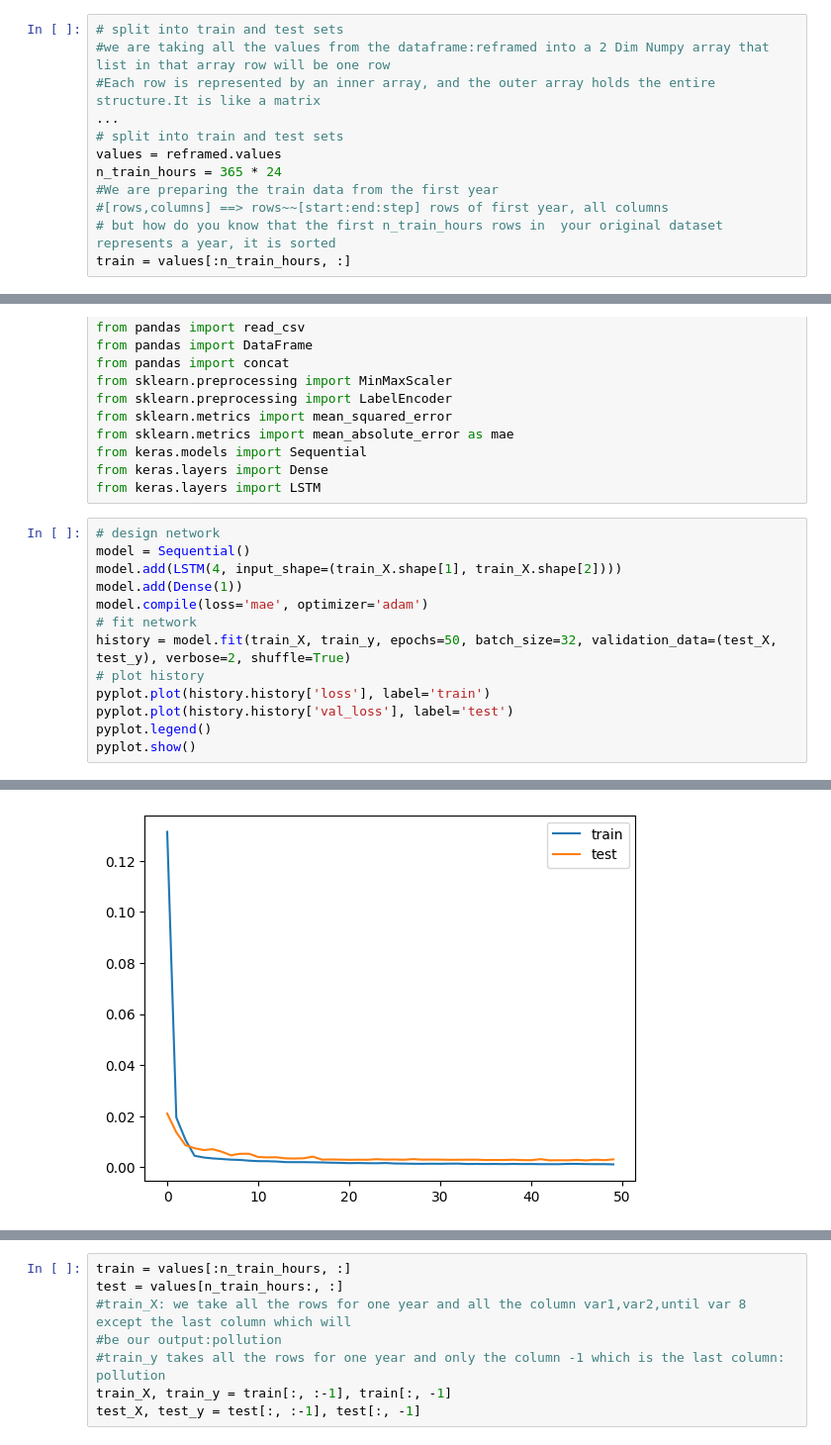
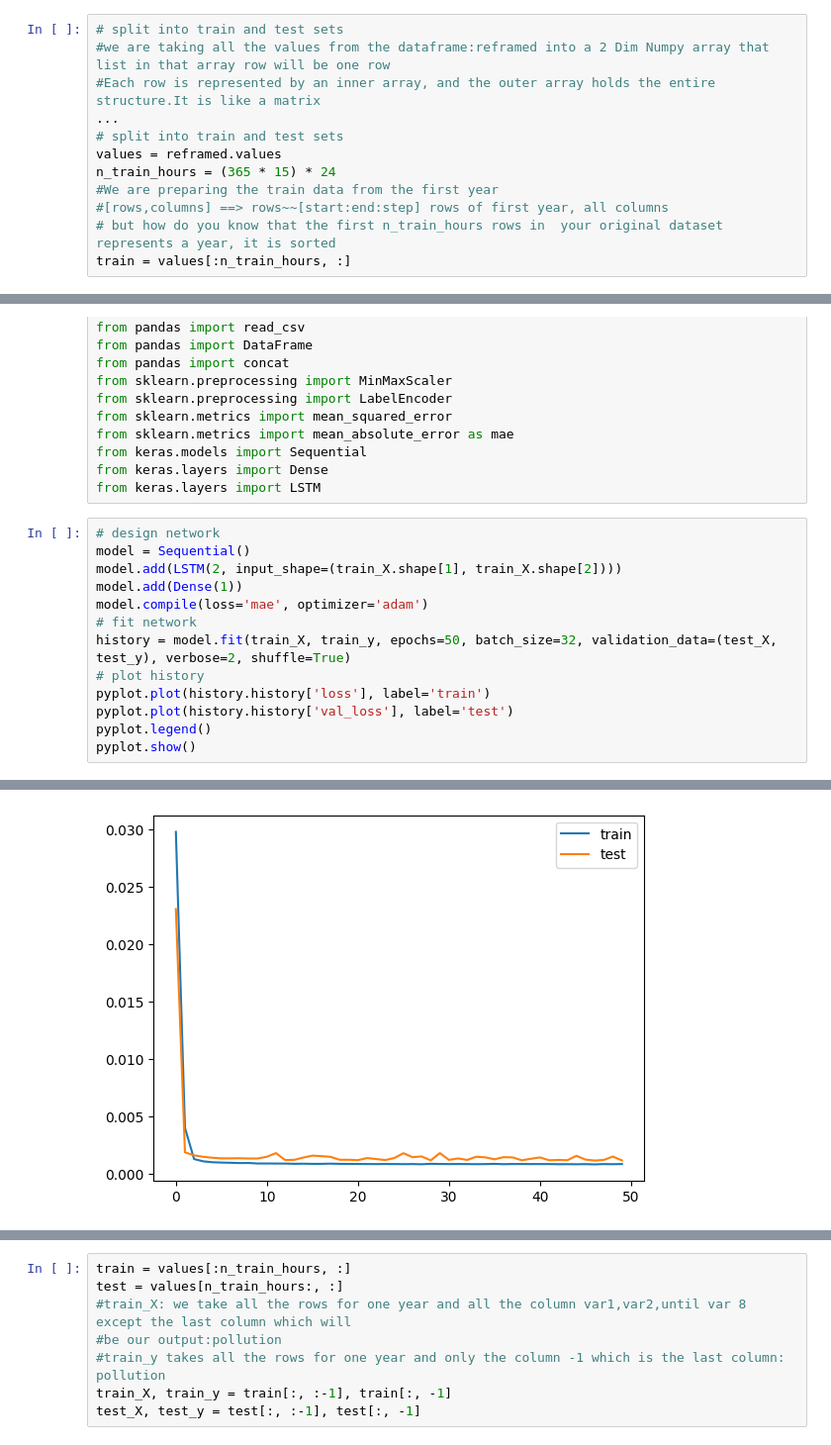
Before and after one commit to Dr-Isam-ALJAWARNEH/ds-project-lstm-forecasting, a Jupyter notebook: code/Project01_LSTM.ipynb, the cells around one changed output, grey strips where cells are left out. Shown at 99% size. Cells and saved outputs as stored; diff of their text form.

```diff
--- a/code/Project01_LSTM.ipynb
+++ b/code/Project01_LSTM.ipynb
@@ -618,7 +618,7 @@ print(reframed.head())
 ...
 # split into train and test sets
 values = reframed.values
-n_train_hours = 365 * 24
+n_train_hours = (365 * 15) * 24
 #We are preparing the train data from the first year
 #[rows,columns] ==> rows~~[start:end:step] rows of first year, all columns
 # but how do you know that the first n_train_hours rows in  your original dataset represents a year, it is sorted
@@ -685,7 +693,7 @@ from keras.layers import LSTM
 # %%
 # design network
 model = Sequential()
-model.add(LSTM(4, input_shape=(train_X.shape[1], train_X.shape[2])))
+model.add(LSTM(2, input_shape=(train_X.shape[1], train_X.shape[2])))
 model.add(Dense(1))
 model.compile(loss='mae', optimizer='adam')
 # fit network
@@ -716,4 +724,4 @@ Epoch 50/50
-[figure, old version]
+[figure, new version]
 # %%
 # make a prediction
 #making predictions (yhat) using the trained model (model) on the test data (test_X).
```
Also changed, not shown: parts of 56 cells of this notebook, 8 other files.
